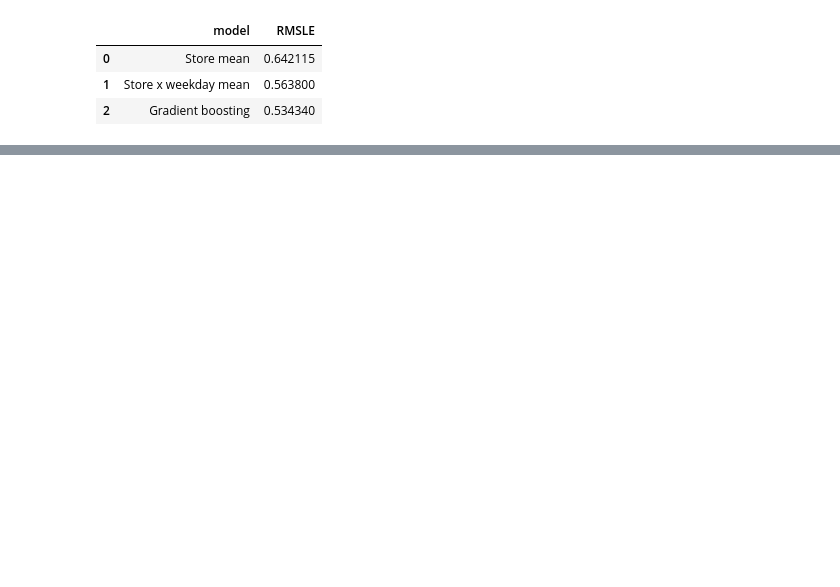
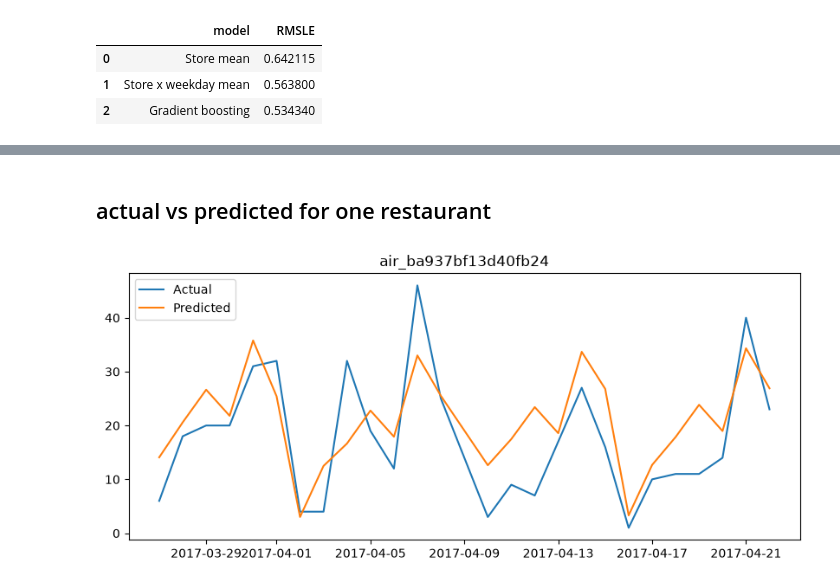
Before and after one commit to bakarboyy/restaurant-demand-forecasting, a Jupyter notebook: notebooks/01_explore.ipynb, the cells around one changed output, grey strips where cells are left out. Drawn from its saved outputs; the diff is of its cells as text; code cells hidden in the pictures; blank space fills up the shorter version.

```diff
--- a/notebooks/01_explore.ipynb
+++ b/notebooks/01_explore.ipynb
@@ -307,0 +323,8 @@ results
+# %%
+va["pred"] = pred
+va["sq_err"] = (np.log1p(va["pred"]) - np.log1p(va["visitors"])) ** 2
+
+print("Error by weekday (0=Mon):")
+print(np.sqrt(va.groupby("dow")["sq_err"].mean()))
+print("\nError on holidays vs normal days:")
+print(np.sqrt(va.groupby("holiday_flg")["sq_err"].mean()))
@@ -307,0 +365,11 @@ results
+# %% [markdown]
+## actual vs predicted for one restaurant
+# %%
+sid = va["air_store_id"].iloc[0]
+one = va[va["air_store_id"] == sid].sort_values("visit_date")
+plt.figure(figsize=(10, 4))
+plt.plot(one["visit_date"], one["visitors"], label="Actual")
+plt.plot(one["visit_date"], one["pred"], label="Predicted")
+plt.legend(); plt.title(sid); plt.show()
+# %% [output]
+[figure, added]
```
Also changed, not shown: parts of 7 cells of this notebook.
